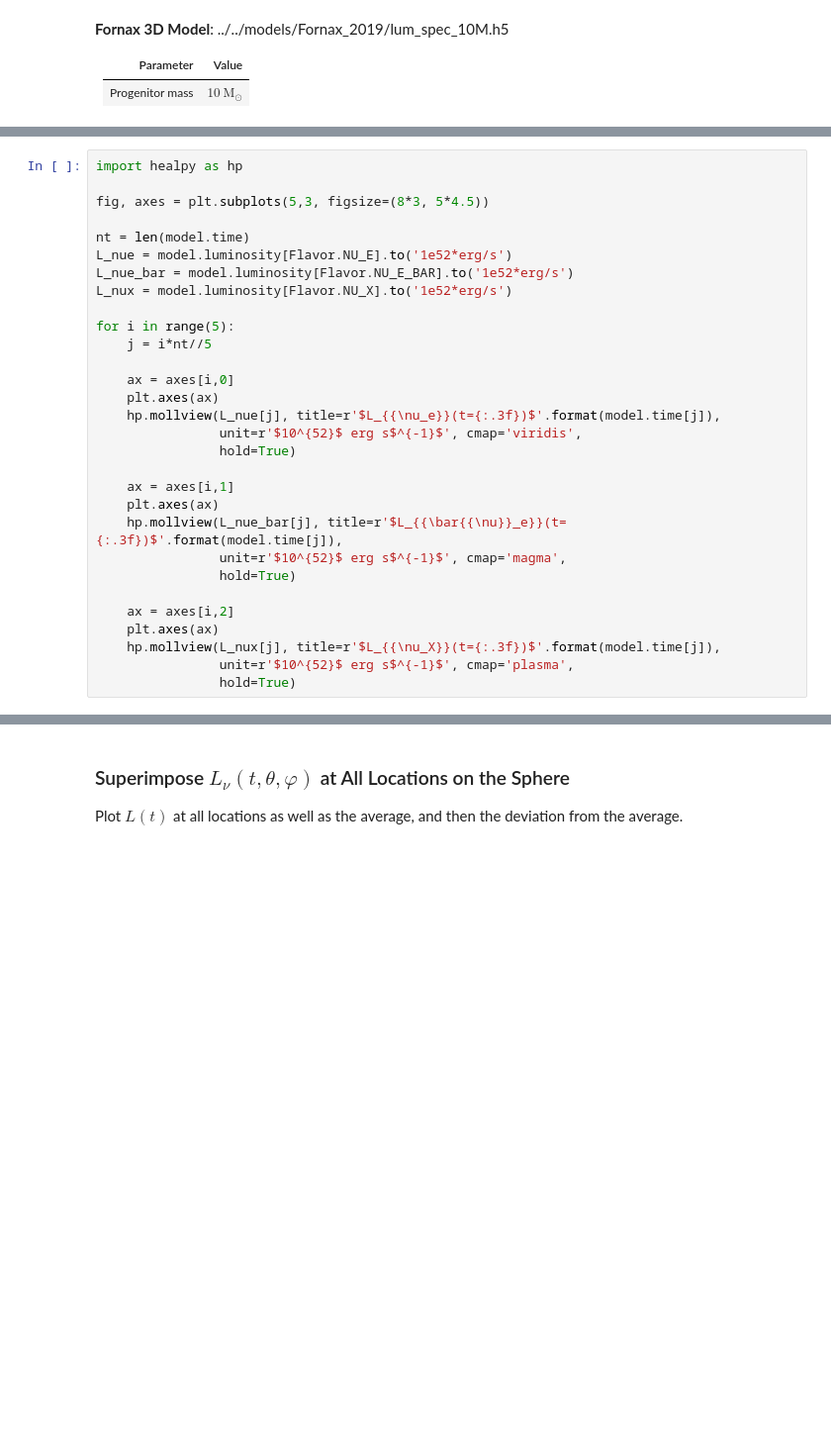
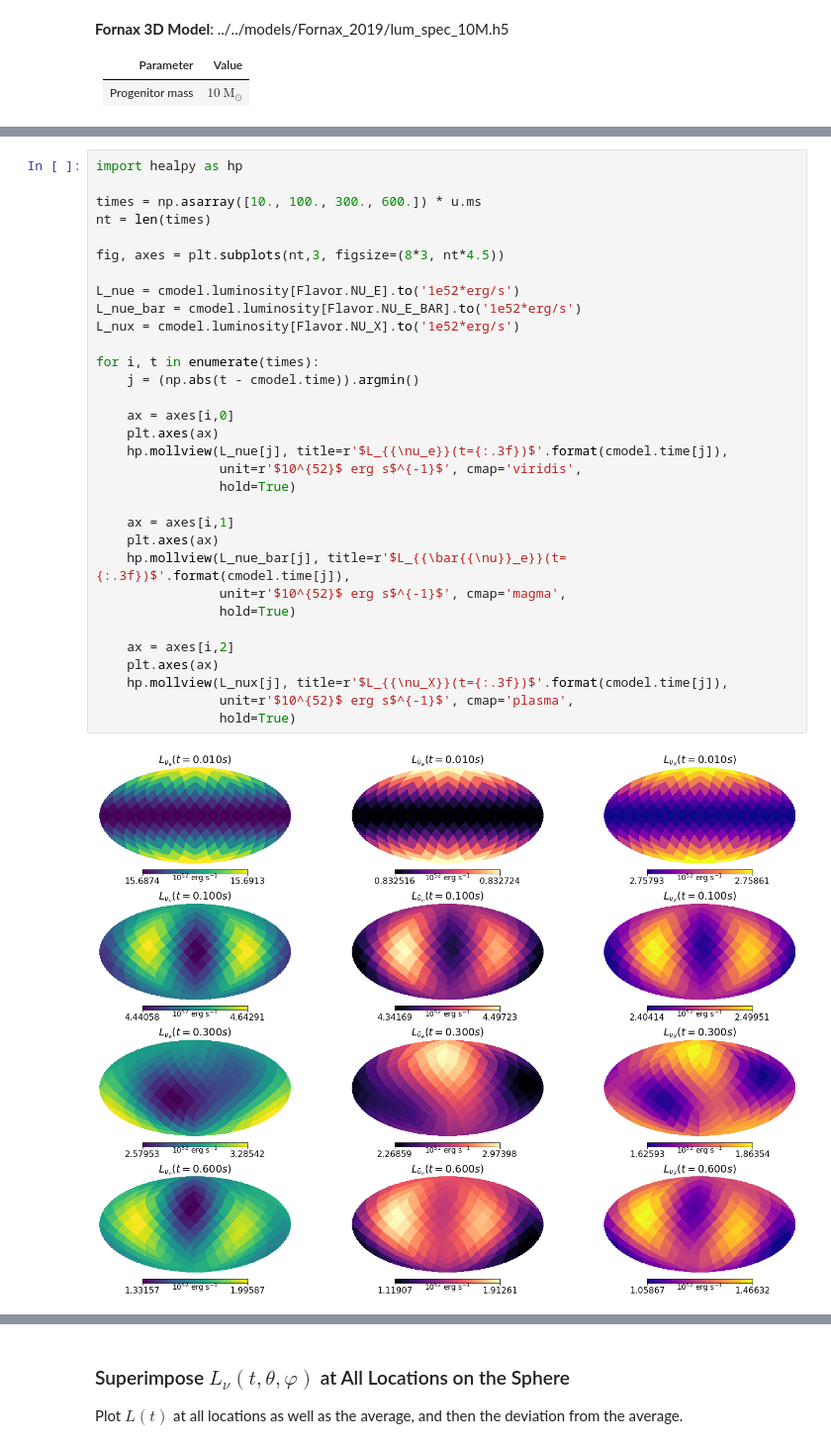
Before and after one commit to SNEWS2/snewpy, a Jupyter notebook: doc/nb/Fornax_2019_3D.ipynb, the cells around one changed output, grey strips where cells are left out. Shown at 99% size. Drawn from its saved outputs; the diff is of its cells as text; blank space fills up the shorter version.

```diff
--- a/doc/nb/Fornax_2019_3D.ipynb
+++ b/doc/nb/Fornax_2019_3D.ipynb
@@ -58,30 +157,34 @@ model
 # %%
 import healpy as hp
 
-fig, axes = plt.subplots(5,3, figsize=(8*3, 5*4.5))
+times = np.asarray([10., 100., 300., 600.]) * u.ms
+nt = len(times)
 
-nt = len(model.time)
-L_nue = model.luminosity[Flavor.NU_E].to('1e52*erg/s')
-L_nue_bar = model.luminosity[Flavor.NU_E_BAR].to('1e52*erg/s')
-L_nux = model.luminosity[Flavor.NU_X].to('1e52*erg/s')
+fig, axes = plt.subplots(nt,3, figsize=(8*3, nt*4.5))
 
-for i in range(5):
-    j = i*nt//5
+L_nue = cmodel.luminosity[Flavor.NU_E].to('1e52*erg/s')
+L_nue_bar = cmodel.luminosity[Flavor.NU_E_BAR].to('1e52*erg/s')
+L_nux = cmodel.luminosity[Flavor.NU_X].to('1e52*erg/s')
+
+for i, t in enumerate(times):
+    j = (np.abs(t - cmodel.time)).argmin()
 
     ax = axes[i,0]
     plt.axes(ax)
-    hp.mollview(L_nue[j], title=r'$L_{{\nu_e}}(t={:.3f})$'.format(model.time[j]),
+    hp.mollview(L_nue[j], title=r'$L_{{\nu_e}}(t={:.3f})$'.format(cmodel.time[j]),
                 unit=r'$10^{52}$ erg s$^{-1}$', cmap='viridis',
                 hold=True)
 
     ax = axes[i,1]
     plt.axes(ax)
-    hp.mollview(L_nue_bar[j], title=r'$L_{{\bar{{\nu}}_e}}(t={:.3f})$'.format(model.time[j]),
+    hp.mollview(L_nue_bar[j], title=r'$L_{{\bar{{\nu}}_e}}(t={:.3f})$'.format(cmodel.time[j]),
                 unit=r'$10^{52}$ erg s$^{-1}$', cmap='magma',
                 hold=True)
 
     ax = axes[i,2]
     plt.axes(ax)
-    hp.mollview(L_nux[j], title=r'$L_{{\nu_X}}(t={:.3f})$'.format(model.time[j]),
+    hp.mollview(L_nux[j], title=r'$L_{{\nu_X}}(t={:.3f})$'.format(cmodel.time[j]),
                 unit=r'$10^{52}$ erg s$^{-1}$', cmap='plasma',
                 hold=True)
+# %% [output]
+[figure, added]
```
Also changed, not shown: parts of 23 cells of this notebook, 1 other file.
